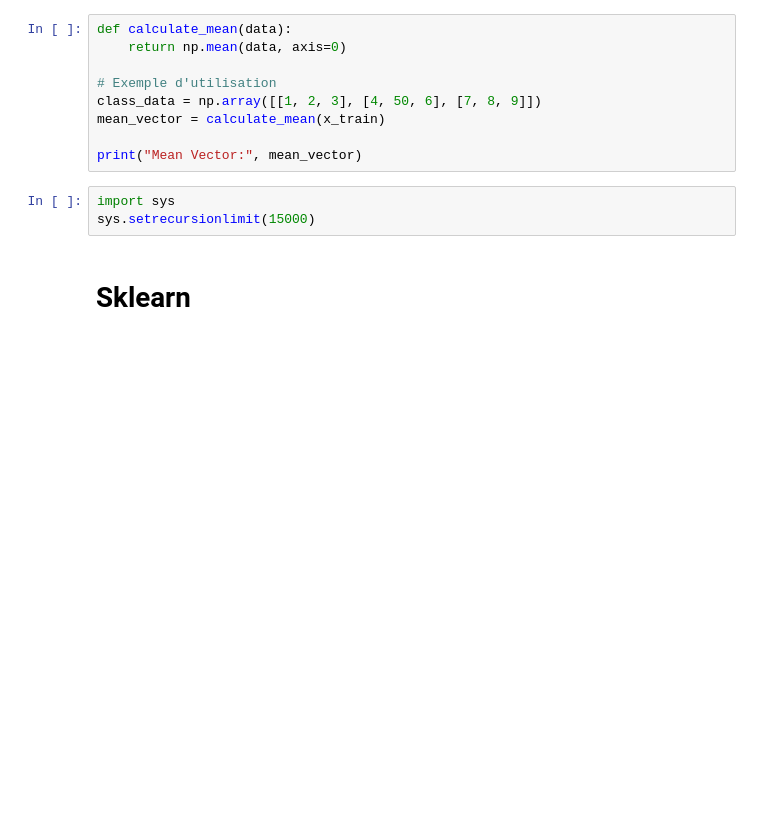
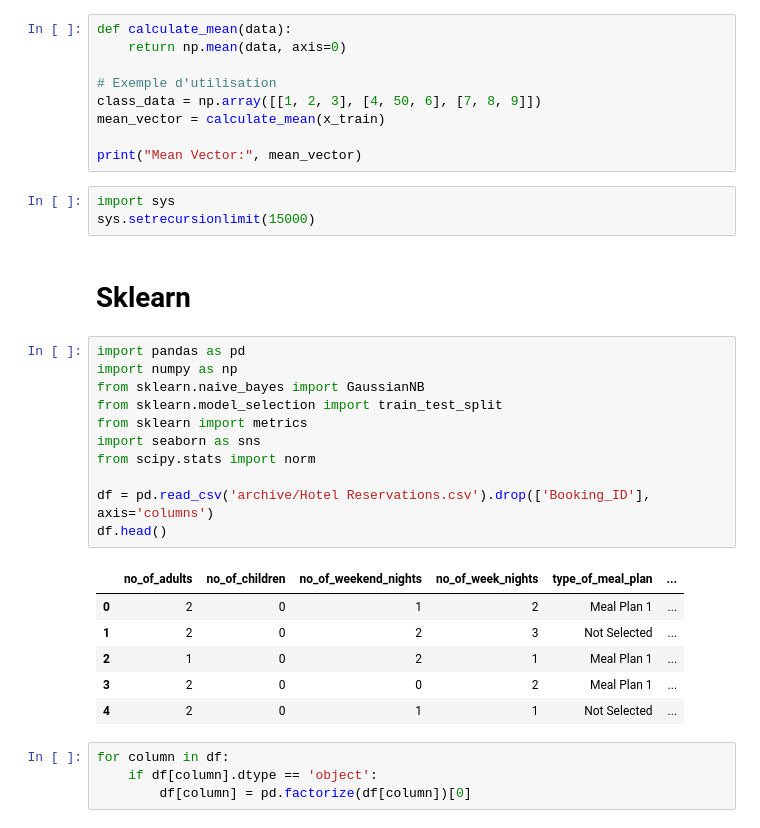
Before and after one commit to nmention/Hotel_reservations, a Jupyter notebook: dataset.ipynb, the cells around one changed output. Cells and saved outputs as stored; diff of their text form; blank space fills up the shorter version.

```diff
--- a/dataset.ipynb
+++ b/dataset.ipynb
@@ -416,5 +468,27 @@ print("Mean Vector:", mean_vector)
 # %%
 import sys
 sys.setrecursionlimit(15000)
-# %% [markdown]
-# Sklearn
+# %% [markdown]
+# Sklearn
+# %%
+import pandas as pd
+import numpy as np
+from sklearn.naive_bayes import GaussianNB
+from sklearn.model_selection import train_test_split
+from sklearn import metrics
+import seaborn as sns
+from scipy.stats import norm
+
+df = pd.read_csv('archive/Hotel Reservations.csv').drop(['Booking_ID'], axis='columns')
+df.head()
+# %% [output]
+|  | no_of_adults | no_of_children | no_of_weekend_nights | no_of_week_nights | type_of_meal_plan | ... |
+| 0 | 2 | 0 | 1 | 2 | Meal Plan 1 | ... |
+| 1 | 2 | 0 | 2 | 3 | Not Selected | ... |
+| 2 | 1 | 0 | 2 | 1 | Meal Plan 1 | ... |
+| 3 | 2 | 0 | 0 | 2 | Meal Plan 1 | ... |
+| 4 | 2 | 0 | 1 | 1 | Not Selected | ... |
+# %%
+for column in df:
+    if df[column].dtype == 'object':
+        df[column] = pd.factorize(df[column])[0]
```
Also changed, not shown: parts of 26 cells of this notebook.
